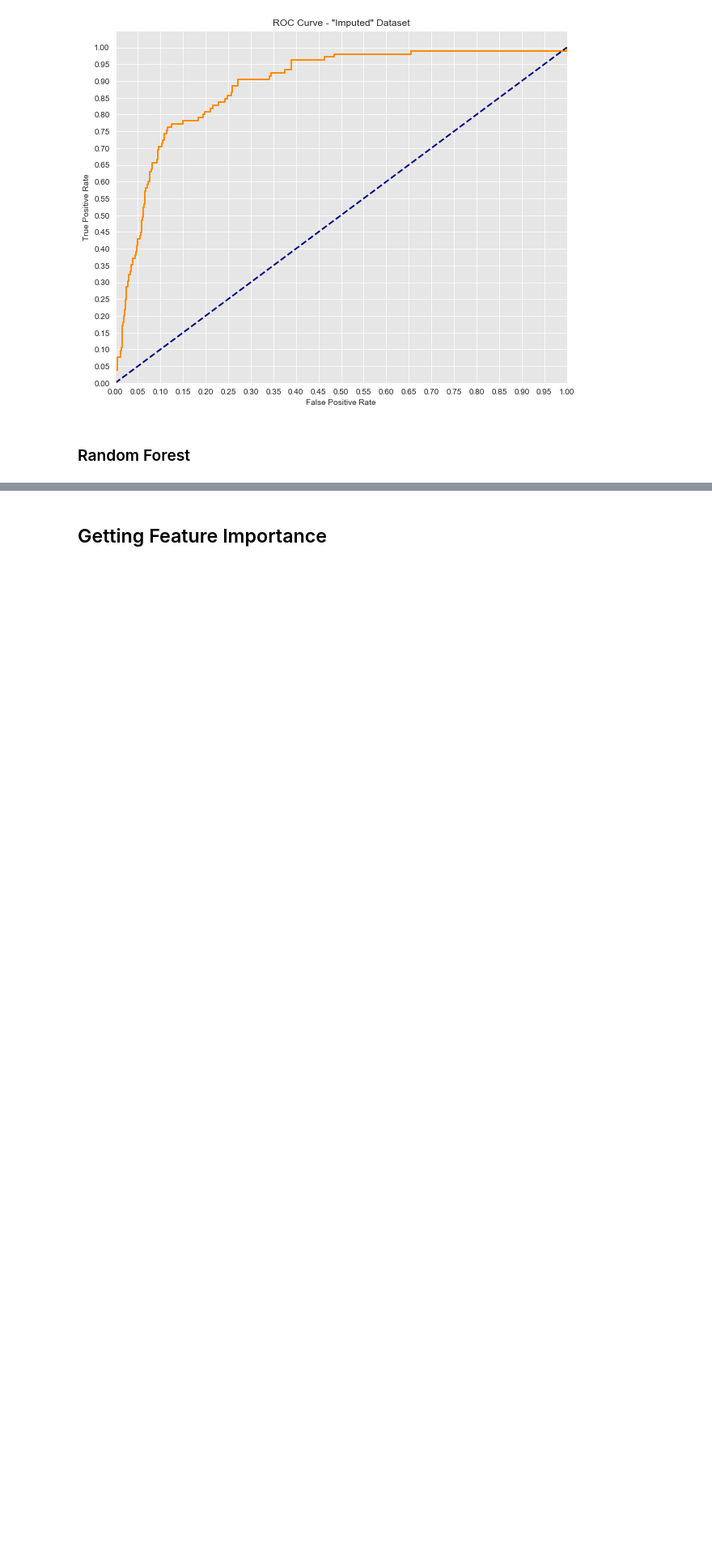
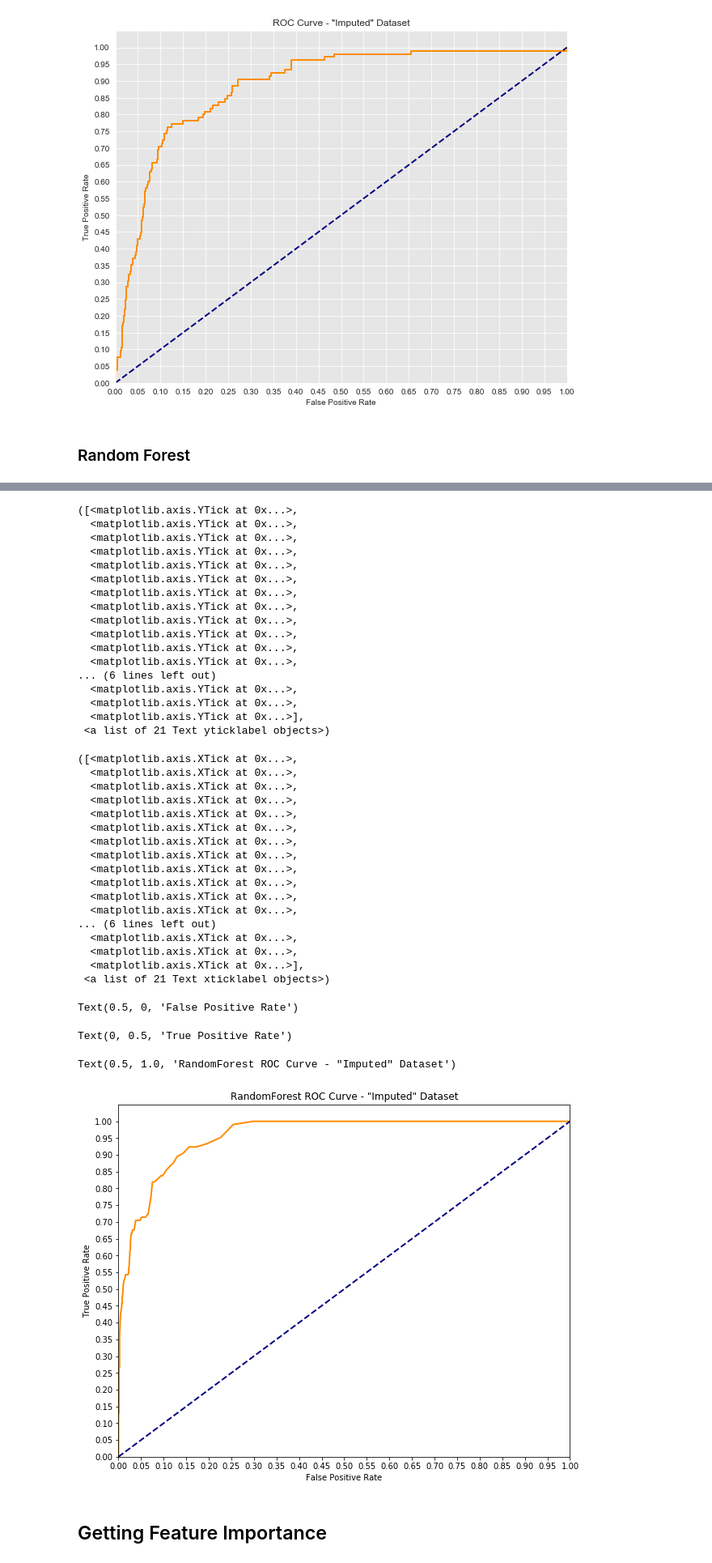
Before and after one commit to nateej1/AmericanDream_Geo, a Jupyter notebook: notebooks/03_analysis/20190910-ndj-Classification_Modeling_County_Mobility.ipynb, the cells around one changed output, grey strips where cells are left out. Shown at 81% size. Drawn from its saved outputs; the diff is of its cells as text; code cells hidden in the pictures; blank space fills up the shorter version.

Commit message:
Update 20190910-ndj-Classification_Modeling_County_Mobility.ipynb
Added ROC curve for Random Forest model

```diff
--- a/notebooks/03_analysis/20190910-ndj-Classification_Modeling_County_Mobility.ipynb
+++ b/notebooks/03_analysis/20190910-ndj-Classification_Modeling_County_Mobility.ipynb
@@ -608,0 +639,5 @@ Training Confusion Matrix
+# %%
+randFor_ROC = randFor.fit(np.array(X_imp_train),
+                             np.array(y_imp_train).ravel()).predict_proba(X_imp_test)
+fpr_imp, tpr_imp, thresholds_imp = roc_curve(y_imp_test, randFor_ROC[:,1])
+auc(fpr_imp, tpr_imp)
@@ -608,0 +646,15 @@ Training Confusion Matrix
+# %%
+print('AUC: {}'.format(auc(fpr_imp, tpr_imp)))
+plt.figure(figsize=(10,8))
+lw=2
+plt.plot(fpr_imp, tpr_imp, color='darkorange', lw=lw, label='RandomForest ROC curve')
+plt.plot([0, 1], [0, 1], color='navy', lw=lw, linestyle='--')
+plt.xlim([0.0, 1.0])
+plt.ylim([0.0, 1.05])
+plt.yticks([i/20.0 for i in range(21)])
+plt.xticks([i/20.0 for i in range(21)])
+plt.xlabel('False Positive Rate')
+plt.ylabel('True Positive Rate')
+plt.title('RandomForest ROC Curve - "Imputed" Dataset')
+plt.show()
+# %% [output]
@@ -609,3 +667,41 @@ Training Confusion Matrix
+([<matplotlib.axis.YTick at 0x...>,
+  <matplotlib.axis.YTick at 0x...>,
+  <matplotlib.axis.YTick at 0x...>,
+  <matplotlib.axis.YTick at 0x...>,
+  <matplotlib.axis.YTick at 0x...>,
+  <matplotlib.axis.YTick at 0x...>,
+  <matplotlib.axis.YTick at 0x...>,
+  <matplotlib.axis.YTick at 0x...>,
+  <matplotlib.axis.YTick at 0x...>,
+  <matplotlib.axis.YTick at 0x...>,
+  <matplotlib.axis.YTick at 0x...>,
+  <matplotlib.axis.YTick at 0x...>,
+... (6 lines left out)
+  <matplotlib.axis.YTick at 0x...>,
+  <matplotlib.axis.YTick at 0x...>,
+  <matplotlib.axis.YTick at 0x...>],
+ <a list of 21 Text yticklabel objects>)
+([<matplotlib.axis.XTick at 0x...>,
+  <matplotlib.axis.XTick at 0x...>,
+  <matplotlib.axis.XTick at 0x...>,
+  <matplotlib.axis.XTick at 0x...>,
+  <matplotlib.axis.XTick at 0x...>,
+  <matplotlib.axis.XTick at 0x...>,
+  <matplotlib.axis.XTick at 0x...>,
+  <matplotlib.axis.XTick at 0x...>,
+  <matplotlib.axis.XTick at 0x...>,
+  <matplotlib.axis.XTick at 0x...>,
+  <matplotlib.axis.XTick at 0x...>,
+  <matplotlib.axis.XTick at 0x...>,
+... (6 lines left out)
+  <matplotlib.axis.XTick at 0x...>,
+  <matplotlib.axis.XTick at 0x...>,
+  <matplotlib.axis.XTick at 0x...>],
+ <a list of 21 Text xticklabel objects>)
+Text(0.5, 0, 'False Positive Rate')
+Text(0, 0.5, 'True Positive Rate')
+Text(0.5, 1.0, 'RandomForest ROC Curve - "Imputed" Dataset')
+[figure, added]
 # %% [markdown]
 ## Getting Feature Importance
 # %%
```
Also changed, not shown: parts of 9 cells of this notebook.
